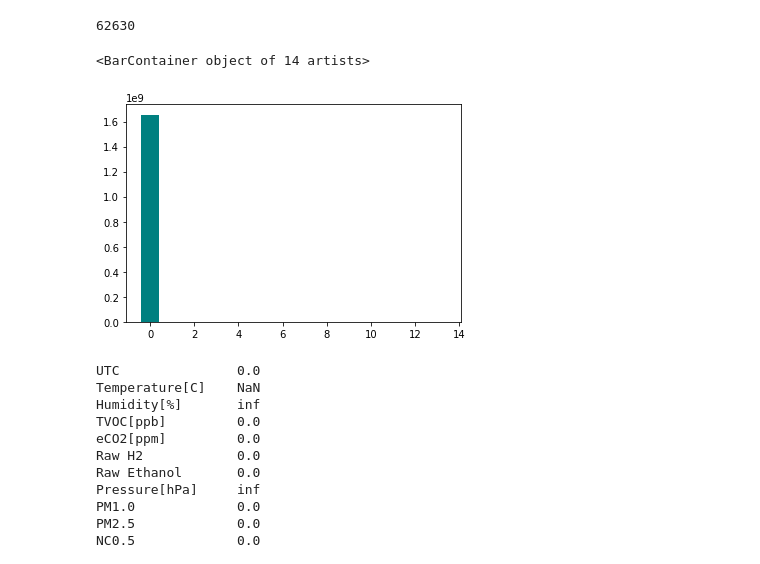
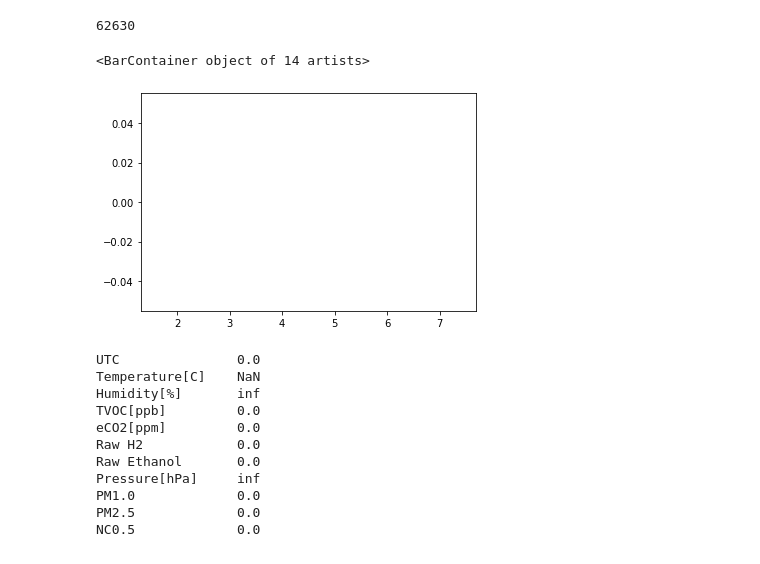
Before and after one commit to nguyendinhnguyen2001/BTPTHTTM, a Jupyter notebook: Example_Select_features.ipynb, the cells around one changed output. Drawn from its saved outputs; the diff is of its cells as text; code cells hidden in the pictures.

```diff
--- a/Example_Select_features.ipynb
+++ b/Example_Select_features.ipynb
@@ -187,13 +217,17 @@ X.shape[0]
 # %% [output]
 62630
 # %%
+#khai báo tập dữ liệu X
 X=data.iloc[:,0:14]
+#tính AM
 AM=np.mean(X,axis=0)
+#tính GM
 GM=np.power(np.prod(X),1/X.shape[0])
+#tính disp_ratio là list các RM tính năng
 disp_ratio=AM/GM
-plt.bar(np.arange(X.shape[1]),AM,color='teal')
+plt.bar(np.arange(X.shape[1]),disp_ratio,color='teal')#biểu đồ thể hiện giá trị RM của các tính năng trong X
 #plt.bar(np.arange(X.shape[1]),GM,color='teal')
 # %% [output]
 <BarContainer object of 14 artists>
-[figure, old version]
+[figure, new version]
 # %%
```
Also changed, not shown: parts of 35 cells of this notebook, 5 other files.
